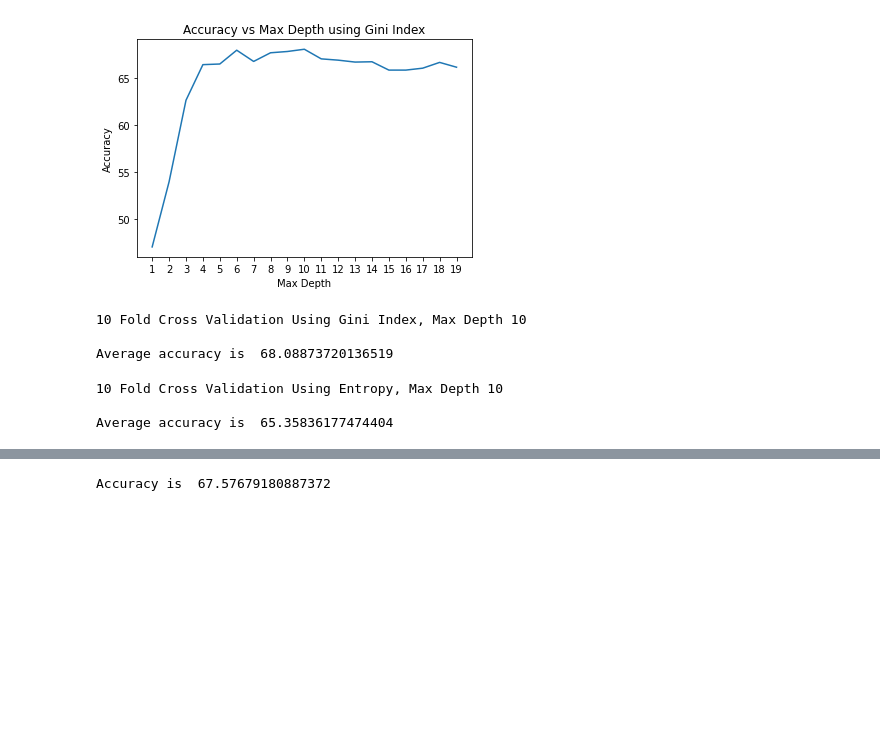
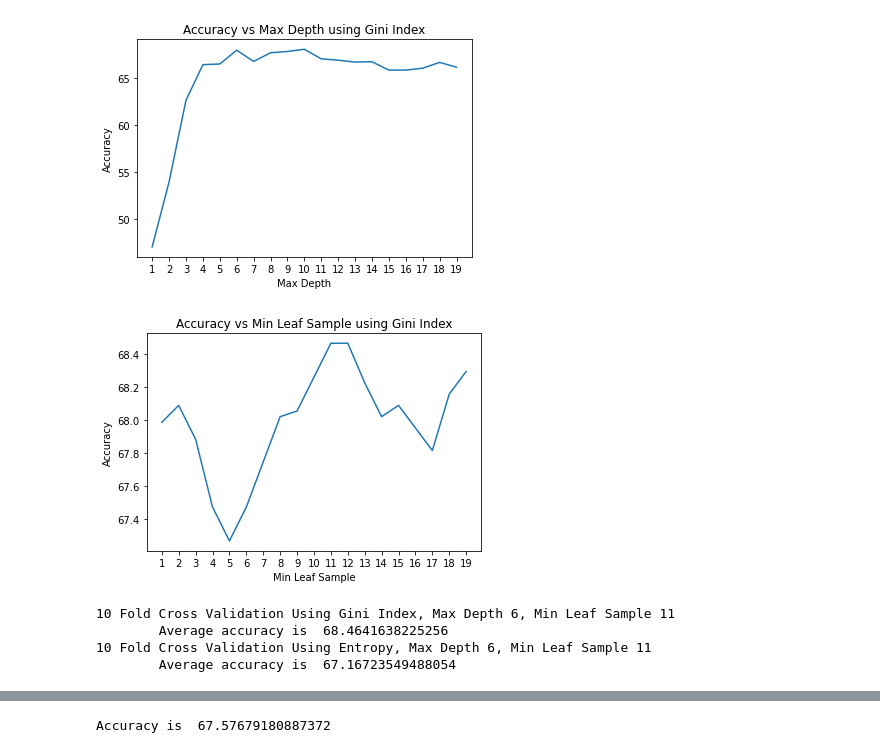
Before and after one commit to qyccc3/CS334FinalProject, a Jupyter notebook: decisionTree.ipynb, the cells around one changed output, grey strips where cells are left out. Drawn from its saved outputs; the diff is of its cells as text; code cells hidden in the pictures; blank space fills up the shorter version.

```diff
--- a/decisionTree.ipynb
+++ b/decisionTree.ipynb
@@ -50,36 +50,55 @@ plt.show()
 # %% [output]
 [figure]
 # %%
-avg_accuracy = 0
-print("10 Fold Cross Validation Using Gini Index, Max Depth 10")
-for train, test in kf.split(dataset):
-    train_data = dataset.iloc[train]
-    test_data = dataset.iloc[test]
-    dt = DecisionTreeClassifier(criterion='gini', max_depth=10, random_state=100)
-    dt.fit(train_data.drop('SalePrice', axis=1), train_data['SalePrice'])
-    y_pred = dt.predict(test_data.drop('SalePrice', axis=1))
-    # find average
-    avg_accuracy += accuracy_score(test_data['SalePrice'], y_pred)
-    # print("\tAccuracy is ", accuracy_score(test_data['SalePrice'], y_pred)*100)
-print("\nAverage accuracy is ", avg_accuracy/10*100)
+minLeafSample = range(1,20)
+accuracy = []
+for sample in minLeafSample:
+    avg_accuracy = 0
+    for train, test in kf.split(dataset):
+        train_data = dataset.iloc[train]
+        test_data = dataset.iloc[test]
+        dt = DecisionTreeClassifier(criterion='gini', max_depth=6, min_samples_leaf=sample, random_state=100)
+        dt.fit(train_data.drop('SalePrice', axis=1), train_data['SalePrice'])
+        y_pred = dt.predict(test_data.drop('SalePrice', axis=1))
+        # find average
+        avg_accuracy += accuracy_score(test_data['SalePrice'], y_pred)
+    accuracy.append(avg_accuracy/10*100)
+plt.plot(depth, accuracy)
+plt.xticks(depth)
+plt.xlabel('Min Leaf Sample')
+plt.ylabel('Accuracy')
+plt.title('Accuracy vs Min Leaf Sample using Gini Index')
+plt.show()
 # %% [output]
-10 Fold Cross Validation Using Gini Index, Max Depth 10
-
-Average accuracy is  68.08873720136519
+[figure, added]
 # %%
 avg_accuracy = 0
-print("10 Fold Cross Validation Using Entropy, Max Depth 10")
+print("10 Fold Cross Validation Using Gini Index, Max Depth 6, Min Leaf Sample 11")
 for train, test in kf.split(dataset):
     train_data = dataset.iloc[train]
     test_data = dataset.iloc[test]
-    dt = DecisionTreeClassifier(criterion='entropy', max_depth=5, random_state=100)
+    dt = DecisionTreeClassifier(criterion='gini', max_depth=6, random_state=100, min_samples_leaf=11)
     dt.fit(train_data.drop('SalePrice', axis=1), train_data['SalePrice'])
     y_pred = dt.predict(test_data.drop('SalePrice', axis=1))
     # find average
     avg_accuracy += accuracy_score(test_data['SalePrice'], y_pred)
     # print("\tAccuracy is ", accuracy_score(test_data['SalePrice'], y_pred)*100)
-print("\nAverage accuracy is ", avg_accuracy/10*100)
+print("\tAverage accuracy is ", avg_accuracy/10*100)
+
+avg_accuracy = 0
+print("10 Fold Cross Validation Using Entropy, Max Depth 6, Min Leaf Sample 11")
+for train, test in kf.split(dataset):
+    train_data = dataset.iloc[train]
+    test_data = dataset.iloc[test]
+    dt = DecisionTreeClassifier(criterion='entropy', max_depth=6, random_state=100, min_samples_leaf=11)
+    dt.fit(train_data.drop('SalePrice', axis=1), train_data['SalePrice'])
+    y_pred = dt.predict(test_data.drop('SalePrice', axis=1))
+    # find average
+    avg_accuracy += accuracy_score(test_data['SalePrice'], y_pred)
+    # print("\tAccuracy is ", accuracy_score(test_data['SalePrice'], y_pred)*100)
+print("\tAverage accuracy is ", avg_accuracy/10*100)
 # %% [output]
-10 Fold Cross Validation Using Entropy, Max Depth 10
-
-Average accuracy is  65.35836177474404
+10 Fold Cross Validation Using Gini Index, Max Depth 6, Min Leaf Sample 11
+        Average accuracy is  68.4641638225256
+10 Fold Cross Validation Using Entropy, Max Depth 6, Min Leaf Sample 11
+        Average accuracy is  67.16723549488054
```
Also changed, not shown: parts of 2 cells of this notebook, 3 other files.
